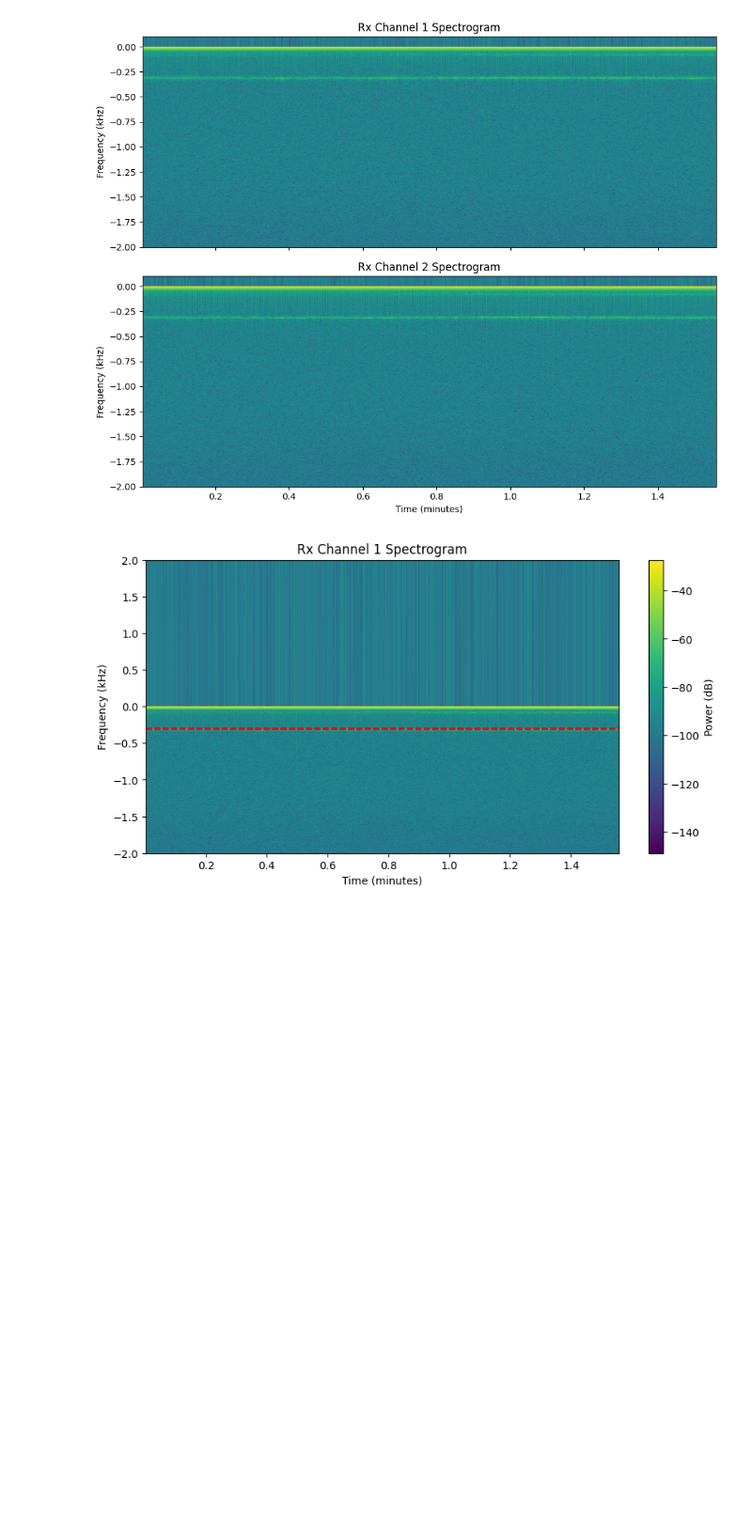
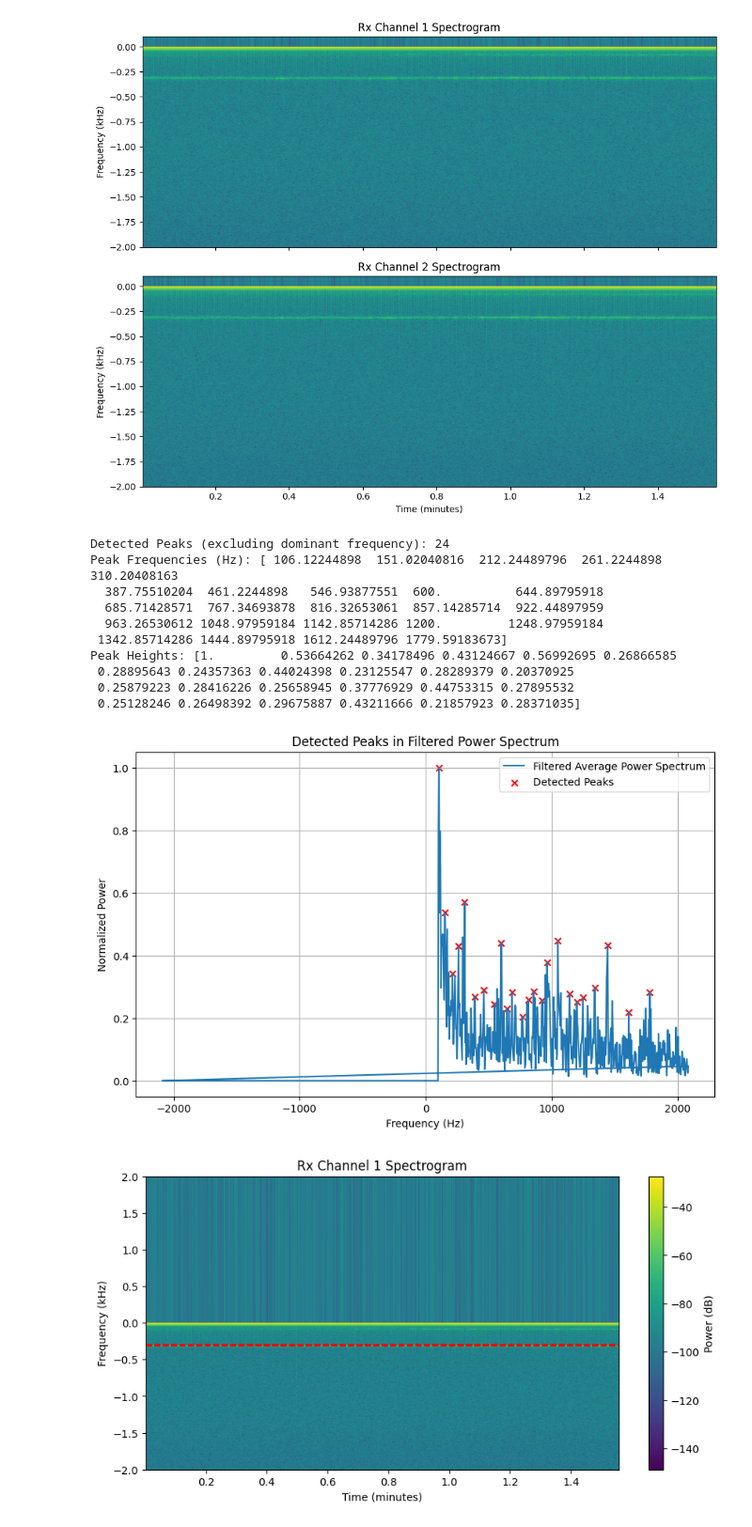
Before and after one commit to nathanbowness/UAV-Object-Tracking, a Jupyter notebook: notebooks/td_analysis_spectrogram.ipynb, the cells around one changed output. Shown at 94% size. Saved outputs shown, nothing was run; the diff lists cells and outputs as text; code cells hidden in the pictures; blank space fills up the shorter version.

```diff
--- a/notebooks/td_analysis_spectrogram.ipynb
+++ b/notebooks/td_analysis_spectrogram.ipynb
@@ -118,6 +118,64 @@ plt.tight_layout()
 plt.show()
 # %% [output]
 [figure]
+# %%
+from scipy.signal import find_peaks
+
+# Step 1: Calculate the average power across time for each frequency bin
+avg_power1 = np.mean(np.abs(Sxx1), axis=1)
+
+# Step 2: Ignore the dominant central frequency region (e.g., between 0-10 Hz)
+ignore_range = (f1 < 100)  # Adjust this threshold based on your data
+avg_power_filtered = np.copy(avg_power1)
+avg_power_filtered[ignore_range] = 0
+
+# Step 3: Normalize the filtered power spectrum to reduce the effect of outliers
+avg_power_filtered /= np.max(avg_power_filtered)
+
+# Step 4: Use `find_peaks` to detect significant peaks
+# Set a height threshold relative to the normalized spectrum
+height_threshold = 0.2  # Adjust this value to focus on secondary peaks
+distance_between_peaks = 10  # Minimum distance between peaks to avoid noise
+
+# Detect peaks
+peaks, properties = find_peaks(
+    avg_power_filtered,
+    height=height_threshold,
+    distance=distance_between_peaks
+)
+
+# Extract peak information
+peak_frequencies = f1[peaks]
+peak_heights = properties['peak_heights']
+num_peaks = len(peaks)
+
+# Print the results
+print(f"Detected Peaks (excluding dominant frequency): {num_peaks}")
+print(f"Peak Frequencies (Hz): {peak_frequencies}")
+print(f"Peak Heights: {peak_heights}")
+
+# Step 5: Visualize the filtered power spectrum and detected peaks
+plt.figure(figsize=(10, 6))
+plt.plot(f1, avg_power_filtered, label='Filtered Average Power Spectrum')
+plt.scatter(peak_frequencies, peak_heights, color='red', marker='x', label='Detected Peaks')
+plt.title("Detected Peaks in Filtered Power Spectrum")
+plt.xlabel("Frequency (Hz)")
+plt.ylabel("Normalized Power")
+plt.legend()
+plt.grid(True)
+plt.show()
+# %% [output]
+Detected Peaks (excluding dominant frequency): 24
+Peak Frequencies (Hz): [ 106.12244898  151.02040816  212.24489796  261.2244898   310.20408163
+  387.75510204  461.2244898   546.93877551  600.          644.89795918
+  685.71428571  767.34693878  816.32653061  857.14285714  922.44897959
+  963.26530612 1048.97959184 1142.85714286 1200.         1248.97959184
+ 1342.85714286 1444.89795918 1612.24489796 1779.59183673]
+Peak Heights: [1.         0.53664262 0.34178496 0.43124667 0.56992695 0.26866585
+ 0.28895643 0.24357363 0.44024398 0.23125547 0.28289379 0.20370925
+ 0.25879223 0.28416226 0.25658945 0.37776929 0.44753315 0.27895532
+ 0.25128246 0.26498392 0.29675887 0.43211666 0.21857923 0.28371035]
+[figure, added]
 # %%
 import numpy as np
 import matplotlib.pyplot as plt
```
Also changed, not shown: 9 other files.
